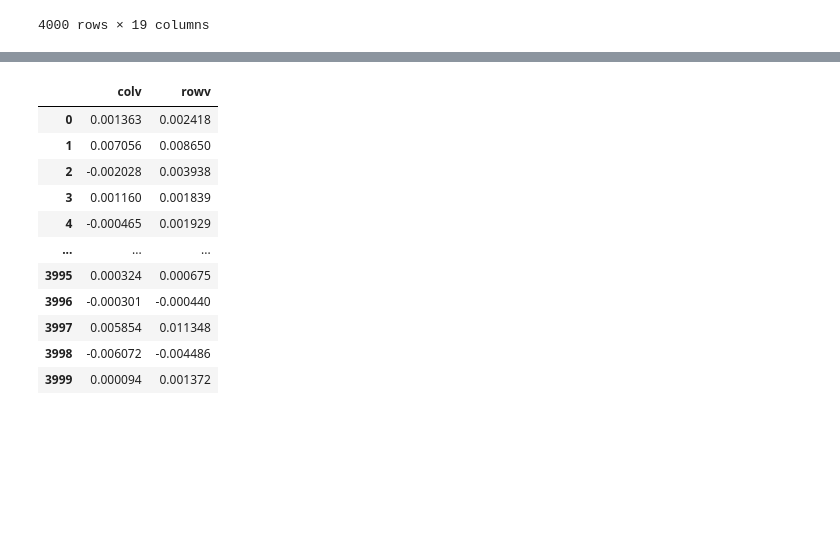
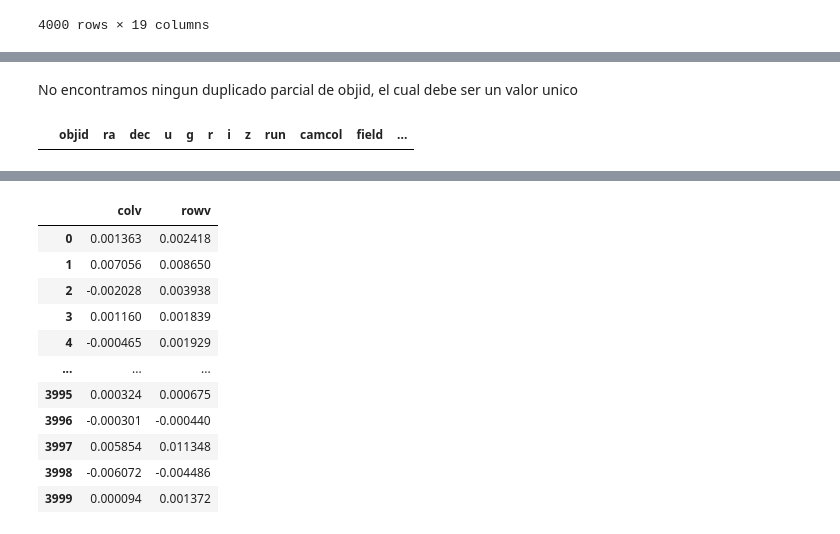
Before and after one commit to ju4ndiegos/BI, a Jupyter notebook: Lab-1/lab1.ipynb, the cells around one changed output, grey strips where cells are left out. Drawn from its saved outputs; the diff is of its cells as text; code cells hidden in the pictures; blank space fills up the shorter version.

```diff
--- a/Lab-1/lab1.ipynb
+++ b/Lab-1/lab1.ipynb
@@ -65,0 +139,6 @@ data_filtrado=data_train.drop(columns=['class'])
+# %% [markdown]
+No encontramos ningun duplicado parcial de objid, el cual debe ser un valor unico
+# %%
+data_train[data_train.duplicated(subset = 'objid', keep = False)].sort_values('objid')
+# %% [output]
+|  | objid | ra | dec | u | g | r | i | z | run | camcol | field | ... |
```
Also changed, not shown: parts of 18 cells of this notebook.
